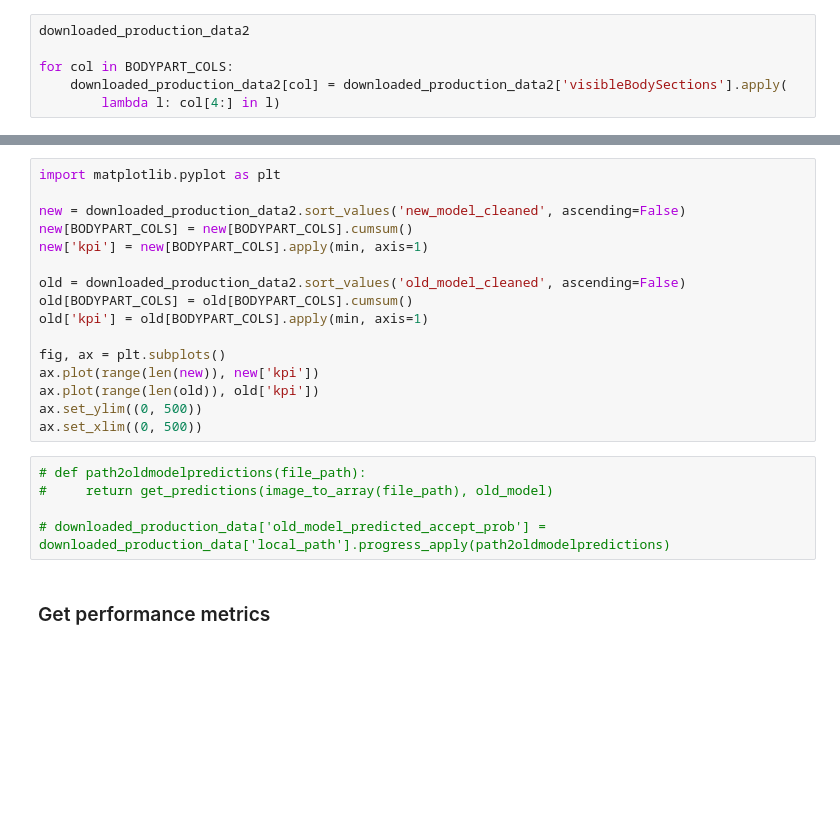
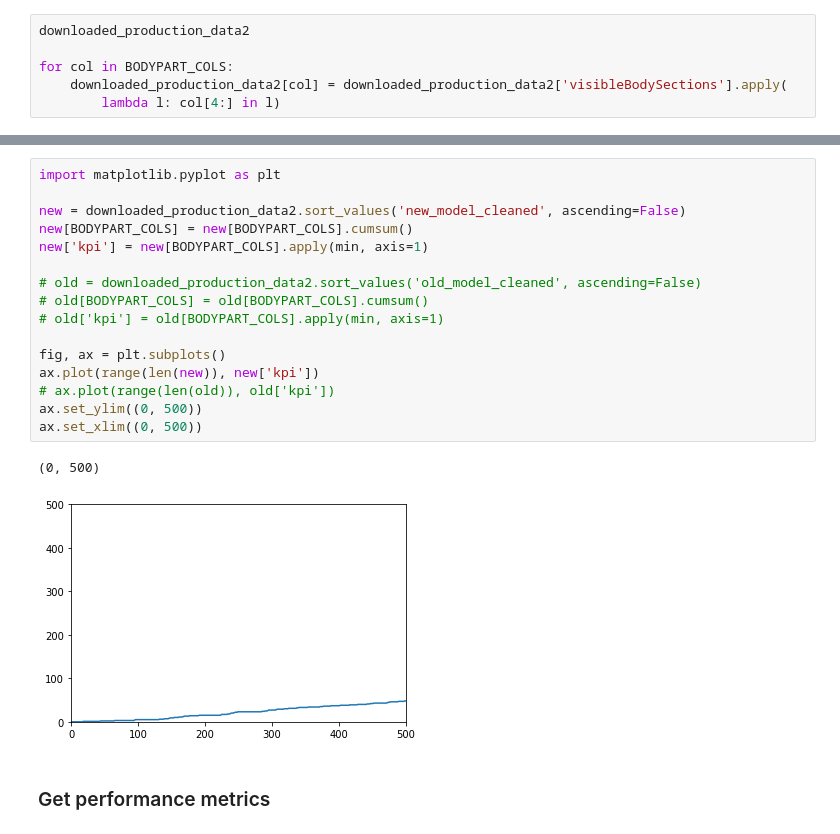
Before and after one commit to isabellafaccone/aquabytePersonal, a Jupyter notebook: sid/lice_counting/skip_classifier/notebooks/evaluate_production_performance-08032020-Bryton.ipynb, the cells around one changed output, grey strips where cells are left out. Cells and saved outputs as stored; diff of their text form; blank space fills up the shorter version.

```diff
--- a/sid/lice_counting/skip_classifier/notebooks/evaluate_production_performance-08032020-Bryton.ipynb
+++ b/sid/lice_counting/skip_classifier/notebooks/evaluate_production_performance-08032020-Bryton.ipynb
@@ -362,24 +524,22 @@ ax.plot(range(len(old)), old['kpi'])
 # %%
 import matplotlib.pyplot as plt
 
 new = downloaded_production_data2.sort_values('new_model_cleaned', ascending=False)
 new[BODYPART_COLS] = new[BODYPART_COLS].cumsum()
 new['kpi'] = new[BODYPART_COLS].apply(min, axis=1)
 
-old = downloaded_production_data2.sort_values('old_model_cleaned', ascending=False)
-old[BODYPART_COLS] = old[BODYPART_COLS].cumsum()
-old['kpi'] = old[BODYPART_COLS].apply(min, axis=1)
+# old = downloaded_production_data2.sort_values('old_model_cleaned', ascending=False)
+# old[BODYPART_COLS] = old[BODYPART_COLS].cumsum()
+# old['kpi'] = old[BODYPART_COLS].apply(min, axis=1)
 
 fig, ax = plt.subplots()
 ax.plot(range(len(new)), new['kpi'])
-ax.plot(range(len(old)), old['kpi'])
+# ax.plot(range(len(old)), old['kpi'])
 ax.set_ylim((0, 500))
 ax.set_xlim((0, 500))
+# %% [output]
+(0, 500)
+[figure, added]
-# %%
-# def path2oldmodelpredictions(file_path):
-#     return get_predictions(image_to_array(file_path), old_model)
-
-# downloaded_production_data['old_model_predicted_accept_prob'] = downloaded_production_data['local_path'].progress_apply(path2oldmodelpredictions)
 # %% [markdown]
 ### Get performance metrics
 # %%
```
Also changed, not shown: parts of 87 cells of this notebook, 8 other files.
